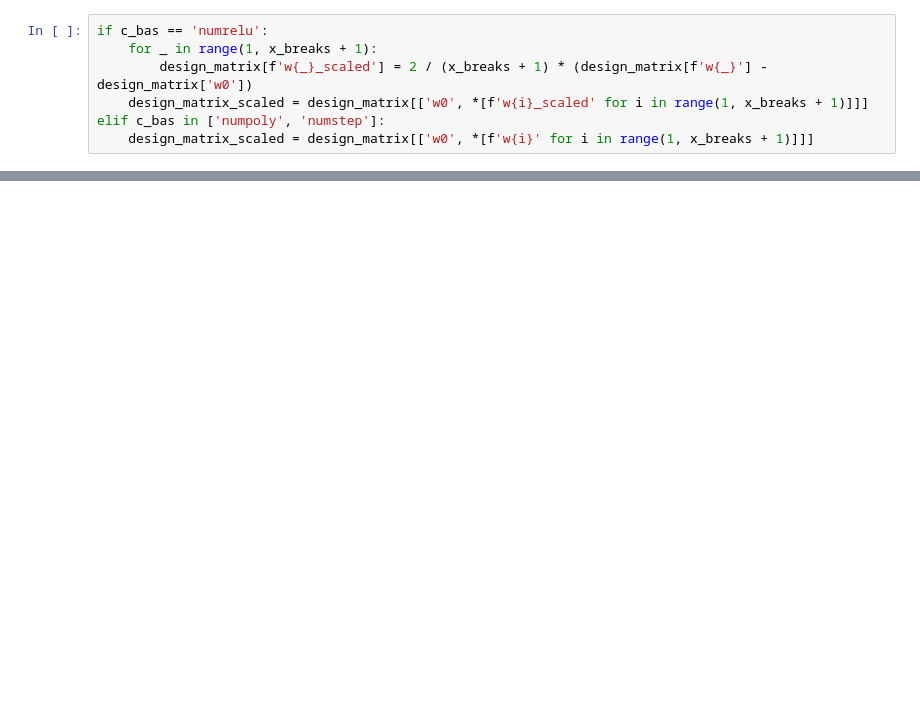
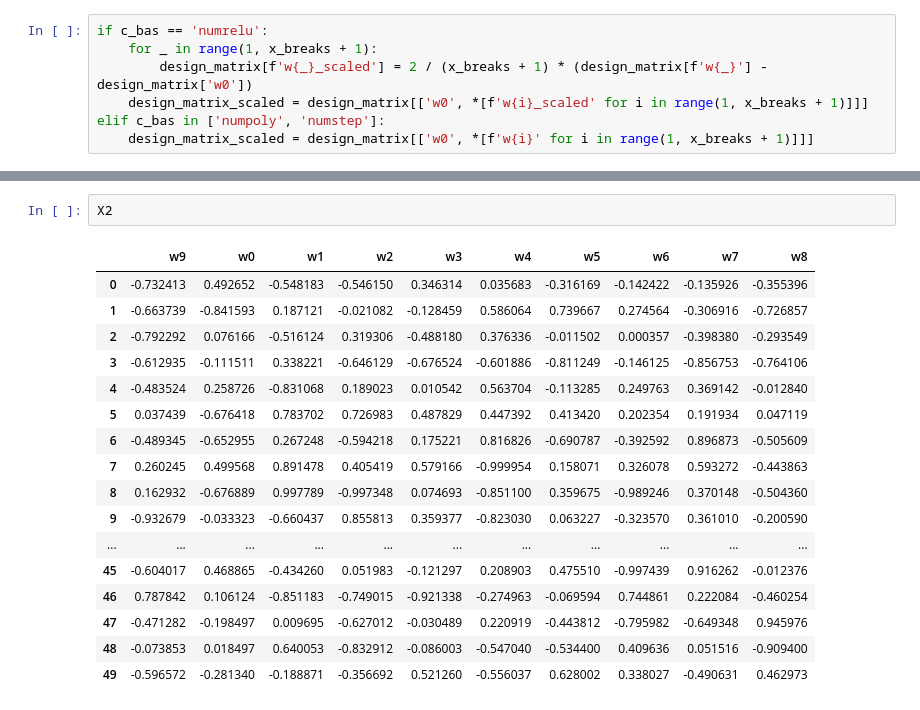
Before and after one commit to TedOiler/dexpy, a Jupyter notebook: test_functional_2.ipynb, the cells around one changed output, grey strips where cells are left out. Drawn from its saved outputs; the diff is of its cells as text; blank space fills up the shorter version.

```diff
--- a/test_functional_2.ipynb
+++ b/test_functional_2.ipynb
@@ -131,0 +184,20 @@ for ax in axs.flat:
+# %%
+X2
+# %% [output]
+|  | w9 | w0 | w1 | w2 | w3 | w4 | w5 | w6 | w7 | w8 |
+| 0 | -0.732413 | 0.492652 | -0.548183 | -0.546150 | 0.346314 | 0.035683 | -0.316169 | -0.142422 | -0.135926 | -0.355396 |
+| 1 | -0.663739 | -0.841593 | 0.187121 | -0.021082 | -0.128459 | 0.586064 | 0.739667 | 0.274564 | -0.306916 | -0.726857 |
+| 2 | -0.792292 | 0.076166 | -0.516124 | 0.319306 | -0.488180 | 0.376336 | -0.011502 | 0.000357 | -0.398380 | -0.293549 |
+| 3 | -0.612935 | -0.111511 | 0.338221 | -0.646129 | -0.676524 | -0.601886 | -0.811249 | -0.146125 | -0.856753 | -0.764106 |
+| 4 | -0.483524 | 0.258726 | -0.831068 | 0.189023 | 0.010542 | 0.563704 | -0.113285 | 0.249763 | 0.369142 | -0.012840 |
+| 5 | 0.037439 | -0.676418 | 0.783702 | 0.726983 | 0.487829 | 0.447392 | 0.413420 | 0.202354 | 0.191934 | 0.047119 |
+| 6 | -0.489345 | -0.652955 | 0.267248 | -0.594218 | 0.175221 | 0.816826 | -0.690787 | -0.392592 | 0.896873 | -0.505609 |
+| 7 | 0.260245 | 0.499568 | 0.891478 | 0.405419 | 0.579166 | -0.999954 | 0.158071 | 0.326078 | 0.593272 | -0.443863 |
+| 8 | 0.162932 | -0.676889 | 0.997789 | -0.997348 | 0.074693 | -0.851100 | 0.359675 | -0.989246 | 0.370148 | -0.504360 |
+| 9 | -0.932679 | -0.033323 | -0.660437 | 0.855813 | 0.359377 | -0.823030 | 0.063227 | -0.323570 | 0.361010 | -0.200590 |
+| ... | ... | ... | ... | ... | ... | ... | ... | ... | ... | ... |
+| 45 | -0.604017 | 0.468865 | -0.434260 | 0.051983 | -0.121297 | 0.208903 | 0.475510 | -0.997439 | 0.916262 | -0.012376 |
+| 46 | 0.787842 | 0.106124 | -0.851183 | -0.749015 | -0.921338 | -0.274963 | -0.069594 | 0.744861 | 0.222084 | -0.460254 |
+| 47 | -0.471282 | -0.198497 | 0.009695 | -0.627012 | -0.030489 | 0.220919 | -0.443812 | -0.795982 | -0.649348 | 0.945976 |
+| 48 | -0.073853 | 0.018497 | 0.640053 | -0.832912 | -0.086003 | -0.547040 | -0.534400 | 0.409636 | 0.051516 | -0.909400 |
+| 49 | -0.596572 | -0.281340 | -0.188871 | -0.356692 | 0.521260 | -0.556037 | 0.628002 | 0.338027 | -0.490631 | 0.462973 |
```
Also changed, not shown: parts of 9 cells of this notebook, 1 other file.
